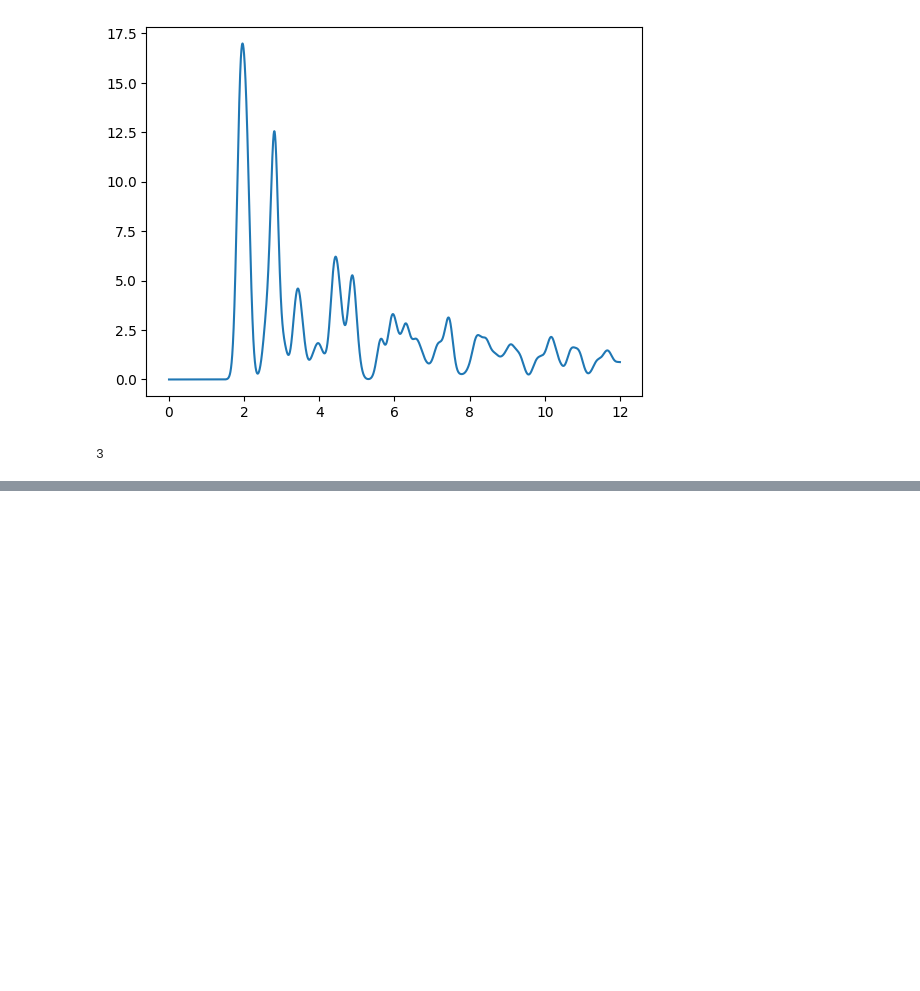
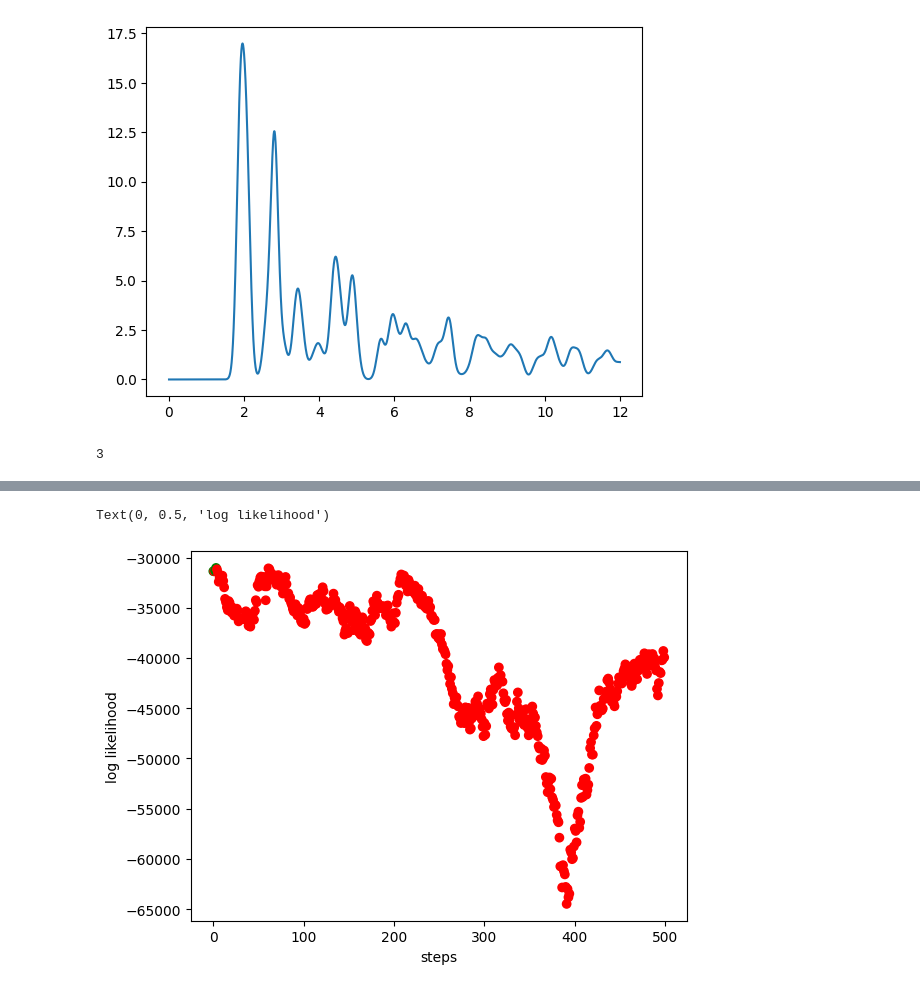
Before and after one commit to Todtheguy/activestructopt-diffcsp, a Jupyter notebook: test_notebooks/MCMC_test.ipynb, the cells around one changed output, grey strips where cells are left out. Saved outputs shown, nothing was run; the diff lists cells and outputs as text; code cells hidden in the pictures; blank space fills up the shorter version.

```diff
--- a/test_notebooks/MCMC_test.ipynb
+++ b/test_notebooks/MCMC_test.ipynb
@@ -59,0 +62,7 @@ plt.legend()
+# %%
+plt.scatter(range(len(loglikelihoods)), loglikelihoods, color = ['g' if a else 'r' for a in accepts])
+plt.xlabel('steps')
+plt.ylabel('log likelihood')
+# %% [output]
+Text(0, 0.5, 'log likelihood')
+[figure, added]
```
Also changed, not shown: parts of 1 cell of this notebook, 1 other file.
